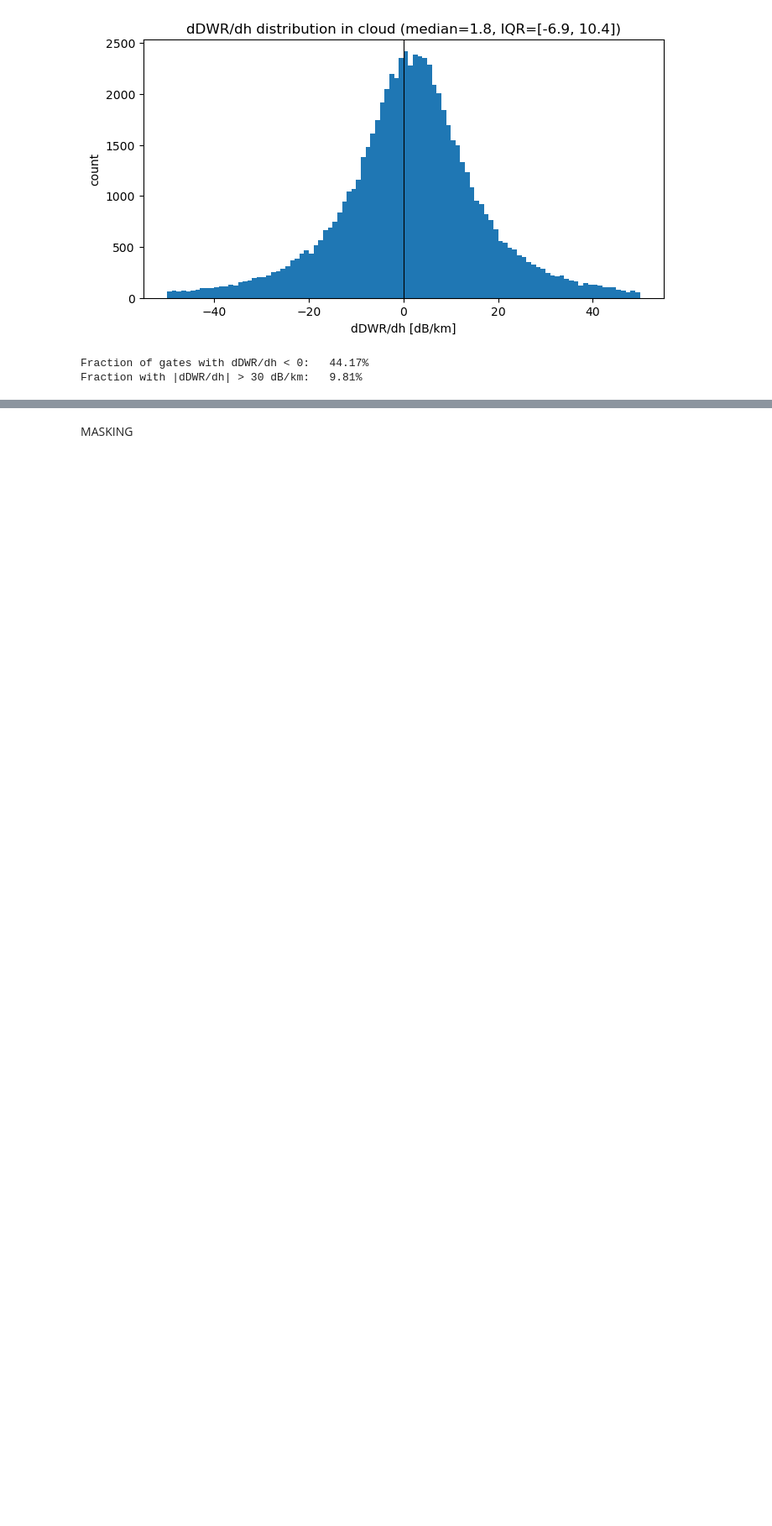
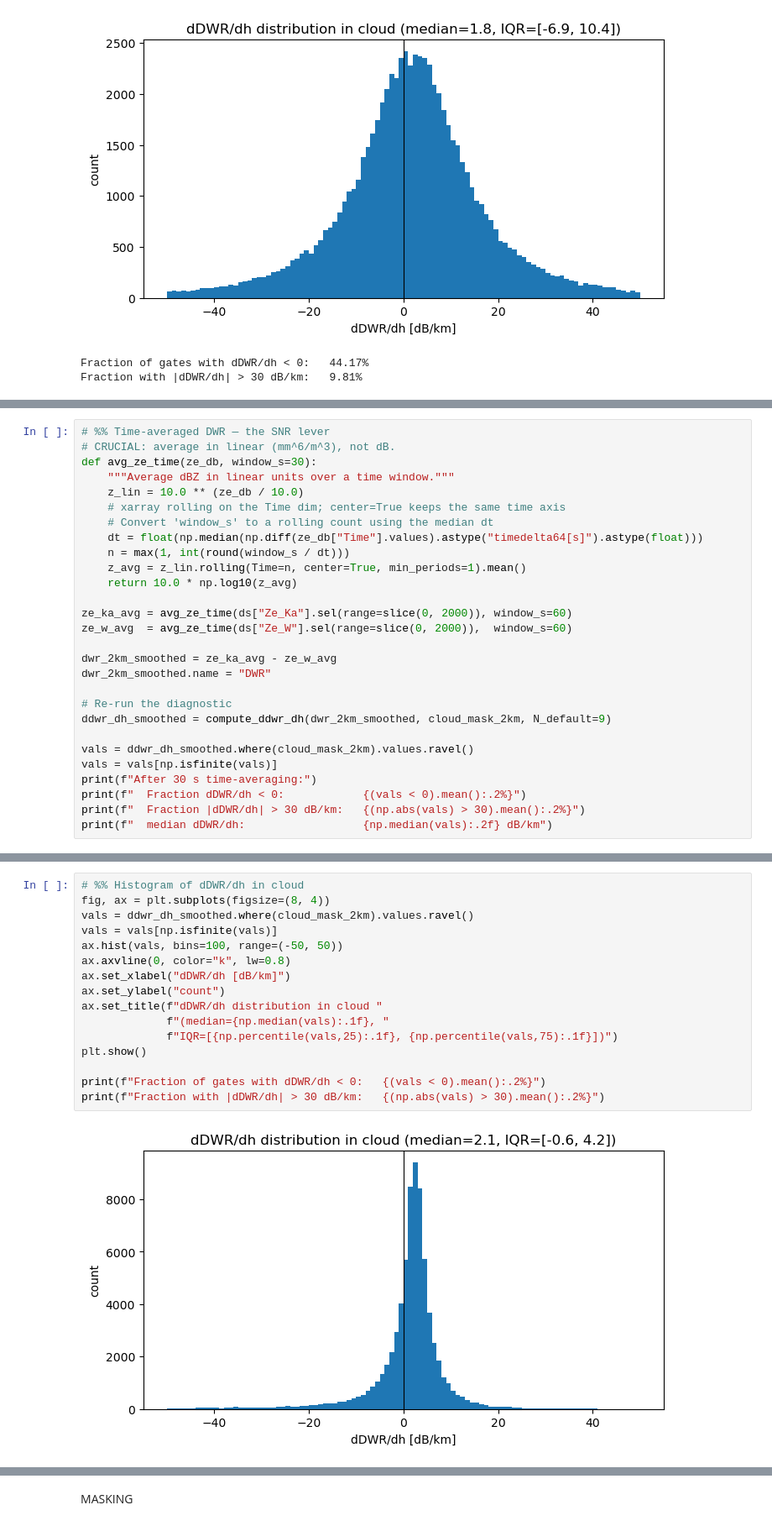
Before and after one commit to geronbreuergb-tech/dual_freq_radar_lwc, a Jupyter notebook: notebooks/03_dwr_and_masking.ipynb, the cells around one changed output, grey strips where cells are left out. Shown at 84% size. Cells and saved outputs as stored; diff of their text form; blank space fills up the shorter version.

```diff
--- a/notebooks/03_dwr_and_masking.ipynb
+++ b/notebooks/03_dwr_and_masking.ipynb
@@ -384,0 +571,28 @@ Fraction with |dDWR/dh| > 30 dB/km:   9.81%
+# %%
+# %% Time-averaged DWR — the SNR lever
+# CRUCIAL: average in linear (mm^6/m^3), not dB.
+def avg_ze_time(ze_db, window_s=30):
+    """Average dBZ in linear units over a time window."""
+    z_lin = 10.0 ** (ze_db / 10.0)
+    # xarray rolling on the Time dim; center=True keeps the same time axis
+    # Convert 'window_s' to a rolling count using the median dt
+    dt = float(np.median(np.diff(ze_db["Time"].values).astype("timedelta64[s]").astype(float)))
+    n = max(1, int(round(window_s / dt)))
+    z_avg = z_lin.rolling(Time=n, center=True, min_periods=1).mean()
+    return 10.0 * np.log10(z_avg)
+
+ze_ka_avg = avg_ze_time(ds["Ze_Ka"].sel(range=slice(0, 2000)), window_s=60)
+ze_w_avg  = avg_ze_time(ds["Ze_W"].sel(range=slice(0, 2000)),  window_s=60)
+
+dwr_2km_smoothed = ze_ka_avg - ze_w_avg
+dwr_2km_smoothed.name = "DWR"
+
+# Re-run the diagnostic
+ddwr_dh_smoothed = compute_ddwr_dh(dwr_2km_smoothed, cloud_mask_2km, N_default=9)
+
+vals = ddwr_dh_smoothed.where(cloud_mask_2km).values.ravel()
+vals = vals[np.isfinite(vals)]
+print(f"After 30 s time-averaging:")
+print(f"  Fraction dDWR/dh < 0:            {(vals < 0).mean():.2%}")
+print(f"  Fraction |dDWR/dh| > 30 dB/km:   {(np.abs(vals) > 30).mean():.2%}")
+print(f"  median dDWR/dh:                  {np.median(vals):.2f} dB/km")
@@ -384,0 +604,18 @@ Fraction with |dDWR/dh| > 30 dB/km:   9.81%
+# %%
+# %% Histogram of dDWR/dh in cloud
+fig, ax = plt.subplots(figsize=(8, 4))
+vals = ddwr_dh_smoothed.where(cloud_mask_2km).values.ravel()
+vals = vals[np.isfinite(vals)]
+ax.hist(vals, bins=100, range=(-50, 50))
+ax.axvline(0, color="k", lw=0.8)
+ax.set_xlabel("dDWR/dh [dB/km]")
+ax.set_ylabel("count")
+ax.set_title(f"dDWR/dh distribution in cloud "
+             f"(median={np.median(vals):.1f}, "
+             f"IQR=[{np.percentile(vals,25):.1f}, {np.percentile(vals,75):.1f}])")
+plt.show()
+
+print(f"Fraction of gates with dDWR/dh < 0:   {(vals < 0).mean():.2%}")
+print(f"Fraction with |dDWR/dh| > 30 dB/km:   {(np.abs(vals) > 30).mean():.2%}")
+# %% [output]
+[figure, added]
```
Also changed, not shown: parts of 30 cells of this notebook, 1 other file.
